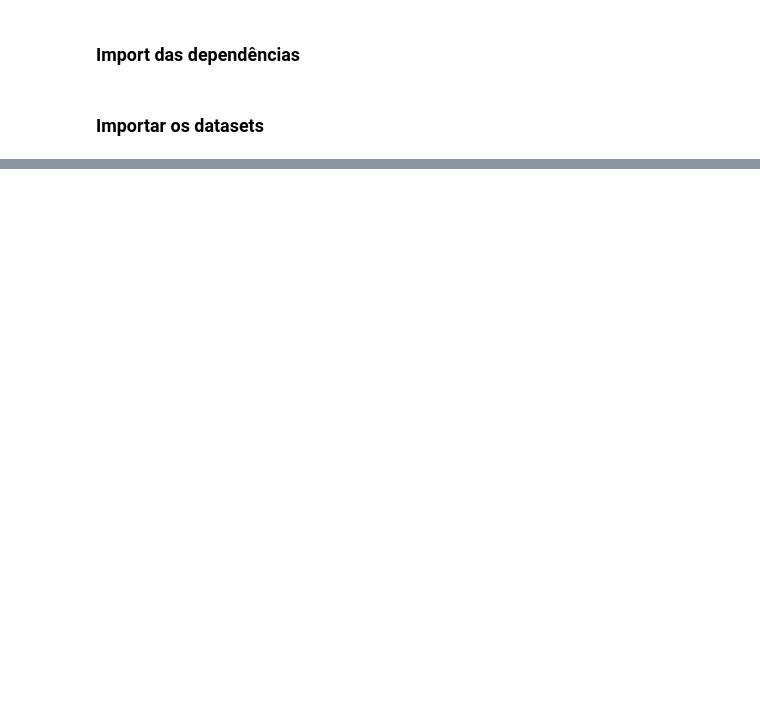
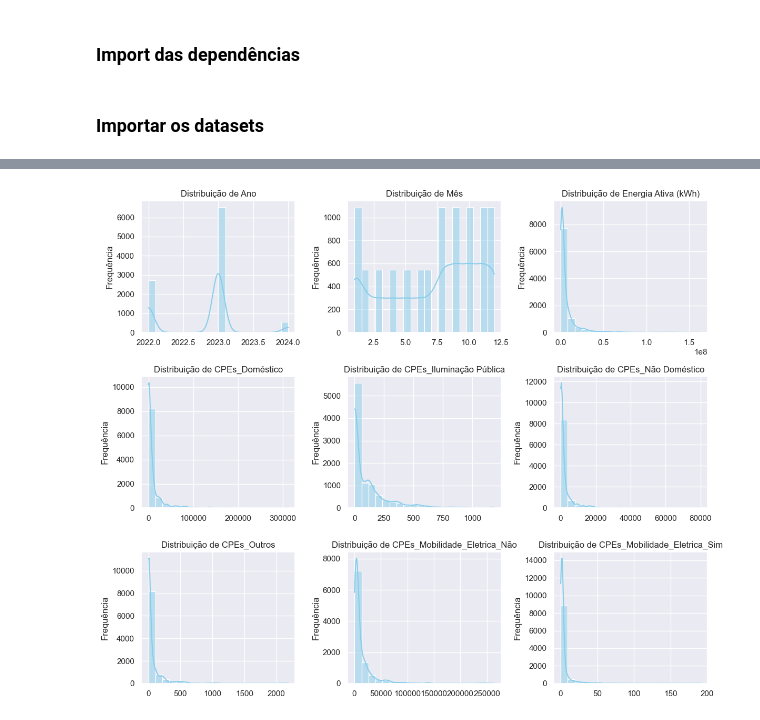
Before and after one commit to kreativermario/Projeto-DECD, a Jupyter notebook: notebooks/preparacao_dados.ipynb, the cells around one changed output, grey strips where cells are left out. Cells and saved outputs as stored; diff of their text form; code cells hidden in the pictures; blank space fills up the shorter version.

```diff
--- a/notebooks/preparacao_dados.ipynb
+++ b/notebooks/preparacao_dados.ipynb
@@ -32,0 +80,14 @@ df_ordens_servico = pd.read_csv(ordens_servico_path, delimiter=';')
+# %%
+# Plot histograms for each float variable
+plt.figure(figsize=(12, 10))
+for i, column in enumerate(numeric_columns):
+    plt.subplot(3, 3, i + 1)
+    sns.histplot(merged_df[column], kde=True, bins=20, color='skyblue')
+    plt.title(f'Distribuição de {column}')
+    plt.xlabel('')
+    plt.ylabel('Frequência')
+
+plt.tight_layout()
+plt.show()
+# %% [output]
+[figure, added]
```
Also changed, not shown: parts of 7 cells of this notebook.
